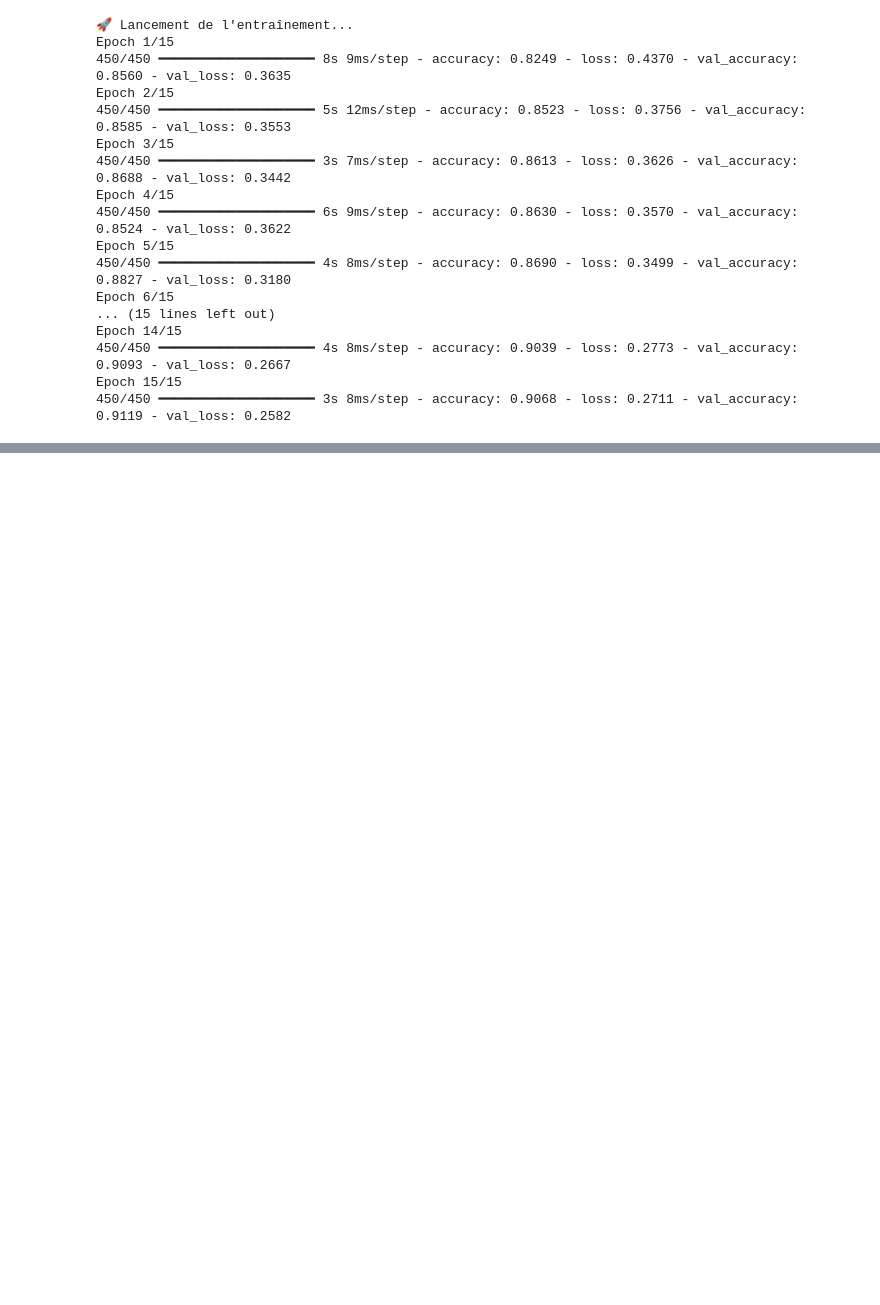
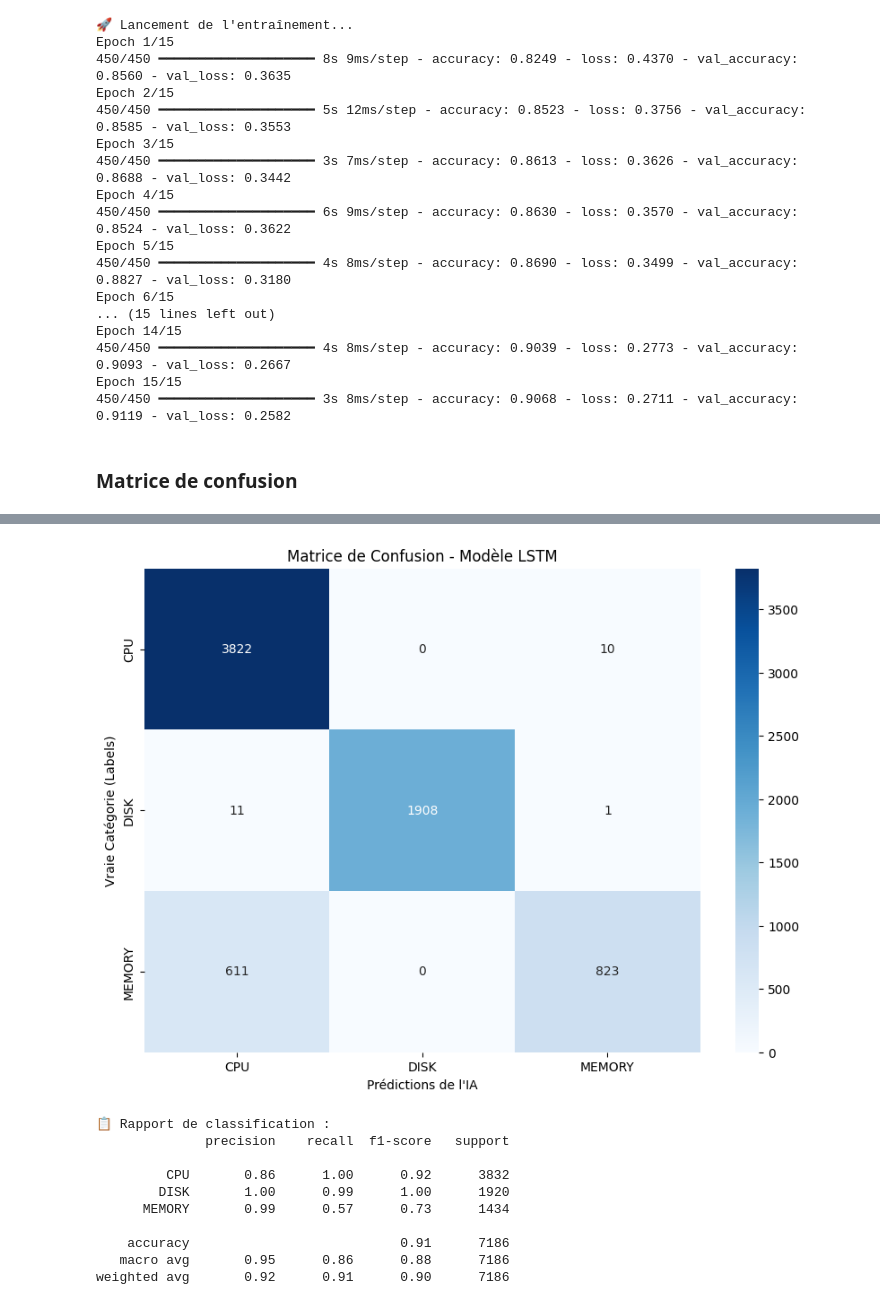
Before and after one commit to babycrashdev/m1_ia, a Jupyter notebook: Projet_ia.ipynb, the cells around one changed output, grey strips where cells are left out. Saved outputs shown, nothing was run; the diff lists cells and outputs as text; code cells hidden in the pictures; blank space fills up the shorter version.

Commit message:
Matrice Confusion LSTM

```diff
--- a/Projet_ia.ipynb
+++ b/Projet_ia.ipynb
@@ -222,3 +222,25 @@ Epoch 14/15
 450/450 ━━━━━━━━━━━━━━━━━━━━ 4s 8ms/step - accuracy: 0.9039 - loss: 0.2773 - val_accuracy: 0.9093 - val_loss: 0.2667
 Epoch 15/15
 450/450 ━━━━━━━━━━━━━━━━━━━━ 3s 8ms/step - accuracy: 0.9068 - loss: 0.2711 - val_accuracy: 0.9119 - val_loss: 0.2582
+# %% [markdown]
+### Matrice de confusion
+# %%
+from sklearn.metrics import confusion_matrix, classification_report
+import seaborn as sns
+
+y_pred_probs = model_lstm.predict(X_test)
+y_pred = np.argmax(y_pred_probs, axis=1)
+
+cm = confusion_matrix(y_test, y_pred)
+categories = ['CPU', 'DISK', 'MEMORY']
+
+plt.figure(figsize=(10, 7))
+sns.heatmap(cm, annot=True, fmt='d', xticklabels=categories, yticklabels=categories, cmap='Blues')
+plt.xlabel('Prédictions de l\'IA')
+plt.ylabel('Vraie Catégorie (Labels)')
+plt.title('Matrice de Confusion - Modèle LSTM')
+plt.show()
+
+print("\n📋 Rapport de classification :")
+print(classification_report(y_test, y_pred, target_names=categories))
+# %% [output]
@@ -224,0 +248,11 @@ Epoch 15/15
+[figure, added]
+📋 Rapport de classification :
+              precision    recall  f1-score   support
+
+         CPU       0.86      1.00      0.92      3832
+        DISK       1.00      0.99      1.00      1920
+      MEMORY       0.99      0.57      0.73      1434
+
+    accuracy                           0.91      7186
+   macro avg       0.95      0.86      0.88      7186
+weighted avg       0.92      0.91      0.90      7186
```
Also changed, not shown: parts of 1 cell of this notebook.
